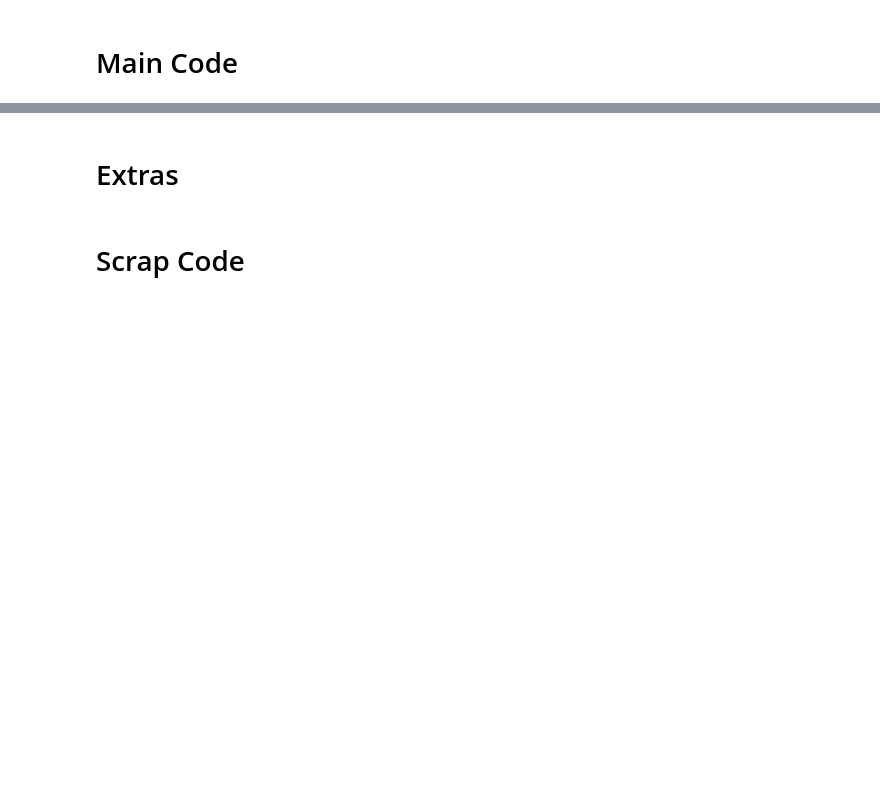
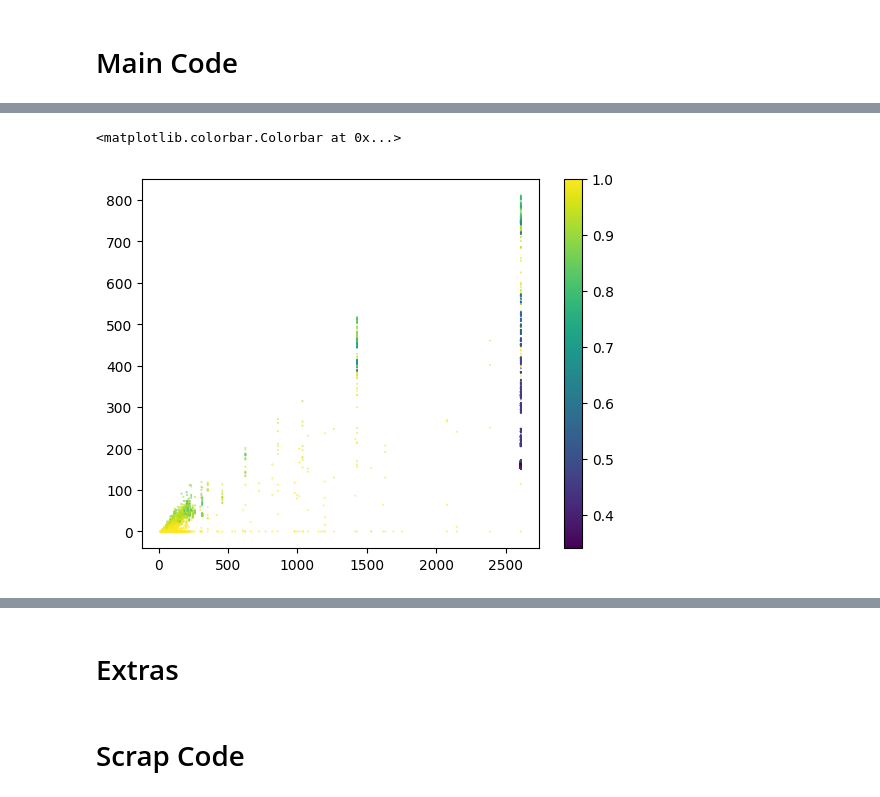
Before and after one commit to nacrocker/automated-segmentation, a Jupyter notebook: maxtree_tests_with_synthetic_data_and_noise.ipynb, the cells around one changed output, grey strips where cells are left out. Drawn from its saved outputs; the diff is of its cells as text; code cells hidden in the pictures; blank space fills up the shorter version.

```diff
--- a/maxtree_tests_with_synthetic_data_and_noise.ipynb
+++ b/maxtree_tests_with_synthetic_data_and_noise.ipynb
@@ -1505,0 +1508,13 @@ _ = show_top_components_rank_and_gain(spdict,mxgnndslabeltopfill,mxgntopfill,nto
+# %%
+# @title analysis of attribute correlations
+x=self.peak
+y=self.volume/np.exp(self.intensity_entropy)
+z=np.exp(self.intensity_entropy)/self.area
+
+plt.scatter(x,y,.1,z)
+#plt.xlim([0,500])
+#plt.ylim([0,500])
+plt.colorbar()
+# %% [output]
+<matplotlib.colorbar.Colorbar at 0x...>
+[figure, added]
```
Also changed, not shown: parts of 16 cells of this notebook.
